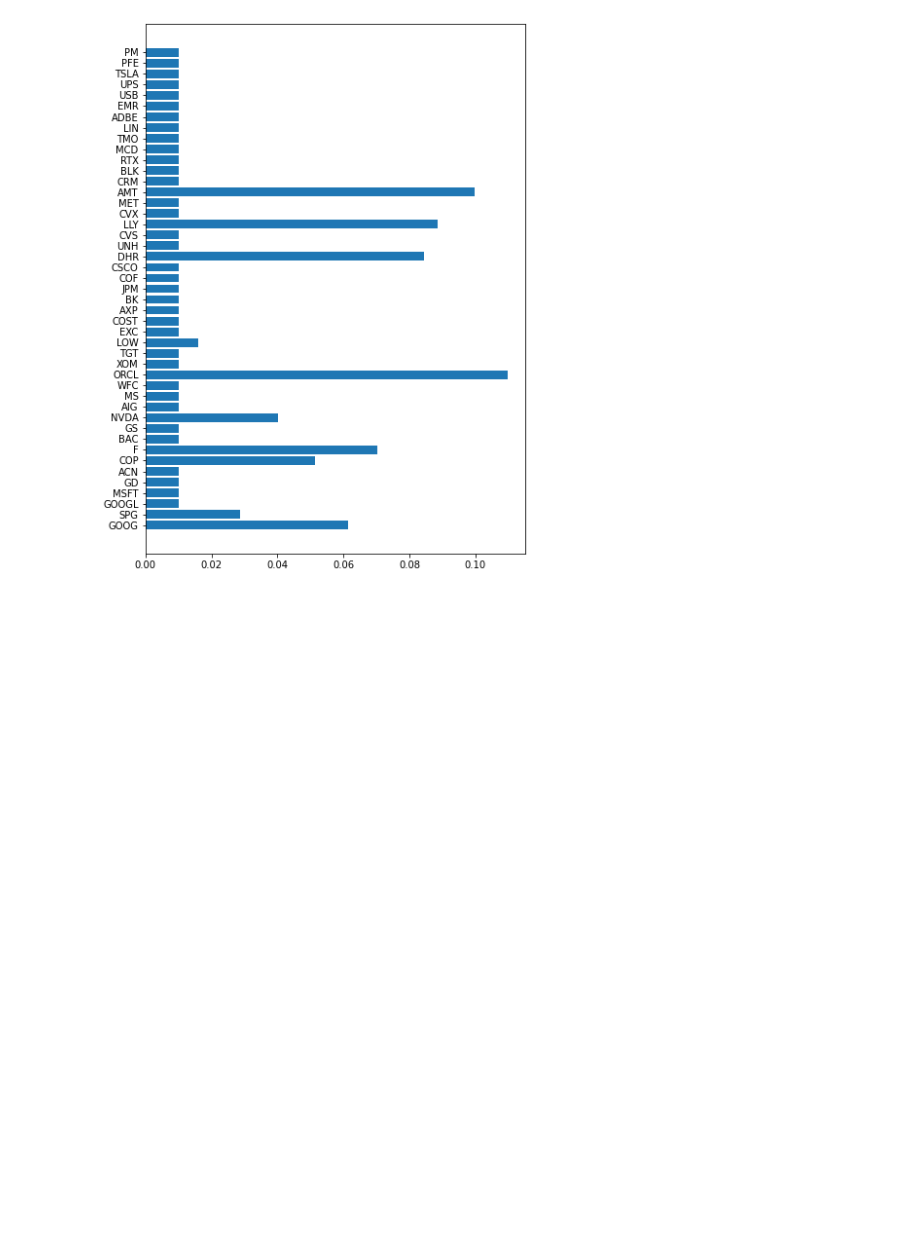
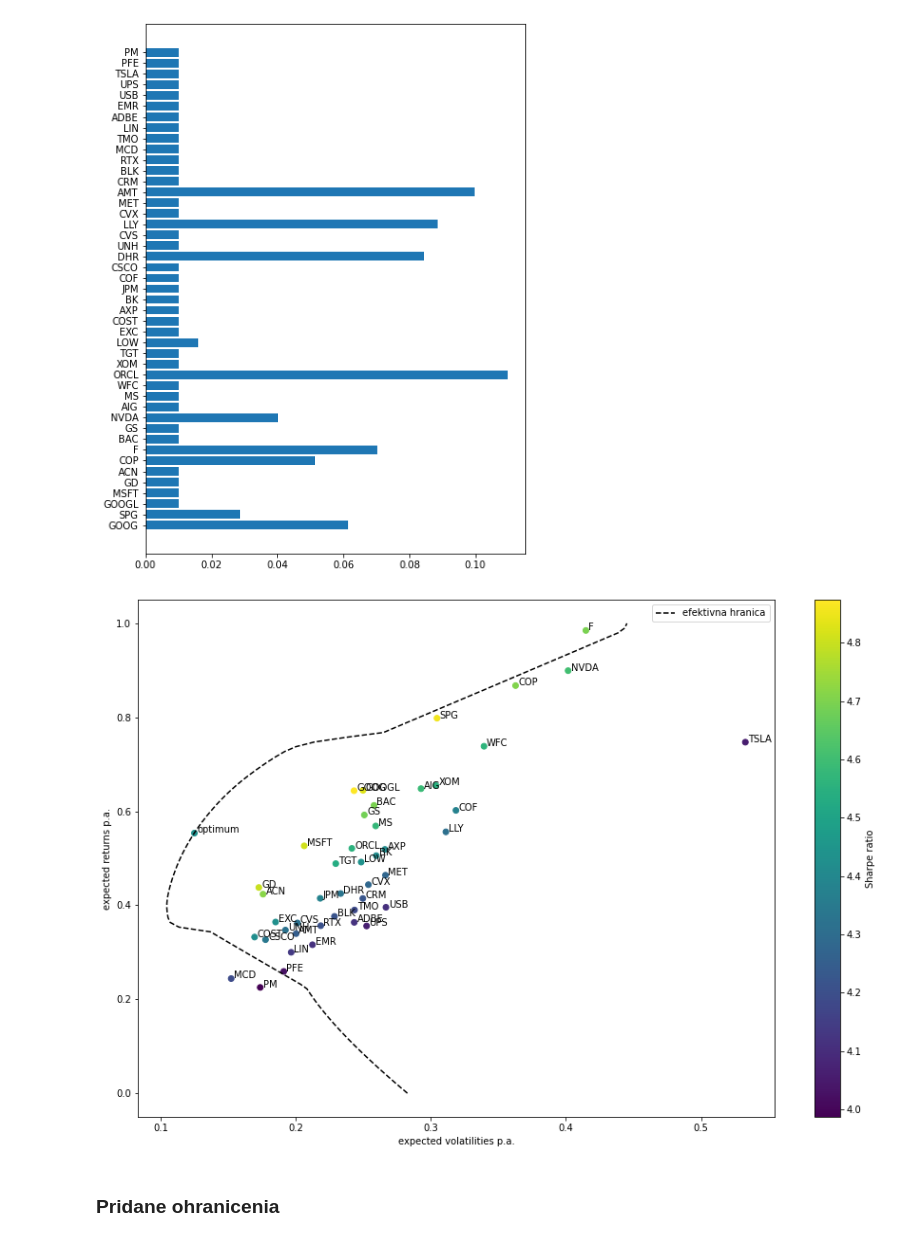
Before and after one commit to TheKompot/FinMatproject, a Jupyter notebook: markowitz_portfolio.ipynb, the cells around one changed output. Drawn from its saved outputs; the diff is of its cells as text; code cells hidden in the pictures; blank space fills up the shorter version.

Commit message:
Ploted optimum  and tried adding constrains

```diff
--- a/markowitz_portfolio.ipynb
+++ b/markowitz_portfolio.ipynb
@@ -118,6 +120,6 @@ final_r
 # %% [output]
 0.553768036184104
 # %%
-final_v = np.dot(w_opt.x.T, np.dot(V,w_opt.x))
+final_v = np.sqrt(np.dot(w_opt.x.T, np.dot(V,w_opt.x)))
 final_v
 # %% [output]
@@ -128,3 +130,45 @@ plt.barh(stocks.columns,w_opt.x)
 plt.show()
 # %% [output]
 [figure]
+# %%
+n = 100
+def minimizeVolatility(w):
+    w = np.array(w)
+    v = np.sqrt(np.dot( w.T, np.dot(V,w)))
+    return v
+def getReturn(w):
+    w = np.array(w)
+    R = np.sum( r * w)
+    return R
+
+volatility_opt = []
+
+for ret in np.linspace(0,1,n):
+    #find best volatility
+    constraints = ({'type':'eq', 'fun':check_sum_to_one},
+                    {'type':'eq', 'fun': lambda w: getReturn(w) - ret})
+    opt = minimize(minimizeVolatility,w0,method='SLSQP',bounds=bounds,constraints= constraints)
+
+    #save opt volatility
+    volatility_opt.append(opt['fun'])
+# %%
+plt.figure(figsize=(15,10))
+
+plt.plot(volatility_opt,np.linspace(0,1,n),'--',c='black',label='efektivna hranica')
+
+plt.scatter(sigma,r,c=r/sigma)
+for i,stock in enumerate(stocks.columns):
+    plt.text(sigma[i]+0.002,r[i],stock)
+
+plt.scatter(final_v,final_r,c=final_r/final_v)
+plt.text(final_v+0.002,final_r,'optimum')
+
+plt.ylabel('expected returns p.a.')
+plt.xlabel('expected volatilities p.a.')
+plt.legend()
+plt.colorbar(label='Sharpe ratio')
+plt.show()
+# %% [output]
+[figure, added]
+# %% [markdown]
+### Pridane ohranicenia
```
Also changed, not shown: parts of 4 cells of this notebook.
